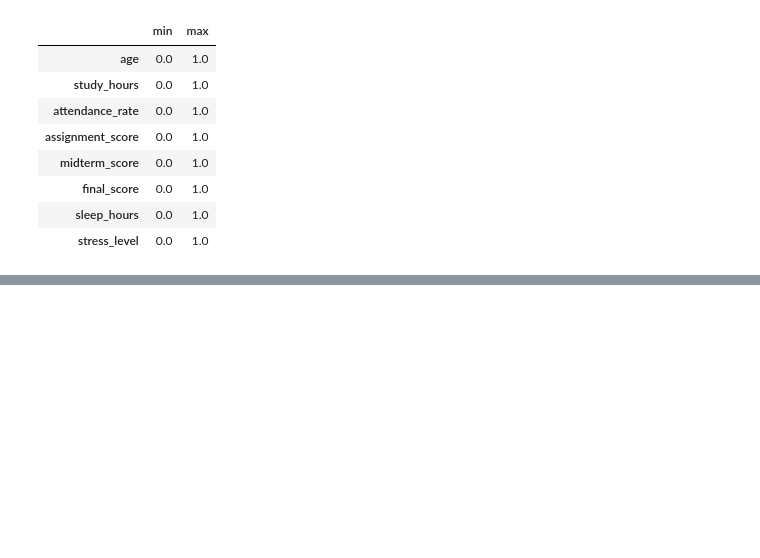
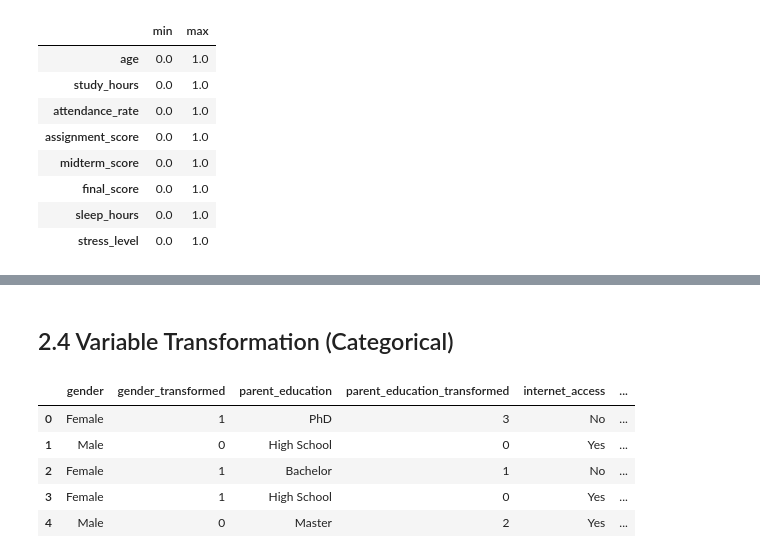
Before and after one commit to LaraAlmani/IT326, a Jupyter notebook: Phase2.ipynb, the cells around one changed output, grey strips where cells are left out. Cells and saved outputs as stored; diff of their text form; code cells hidden in the pictures; blank space fills up the shorter version.

Commit message:
+ Categorical Transformation

```diff
--- a/Phase2.ipynb
+++ b/Phase2.ipynb
@@ -429,0 +424,28 @@ Final shape: (750, 16)
+# %% [markdown]
+## 2.4 Variable Transformation (Categorical)
+# %%
+# 1. Binary nominal
+df['gender_transformed'] = df['gender'].replace({'Female': 1, 'Male': 0})
+df['internet_access_transformed'] = df['internet_access'].replace({'Yes': 1, 'No': 0})
+df['part_time_job_transformed'] = df['part_time_job'].replace({'Yes': 1, 'No': 0})
+df['extracurricular_transformed'] = df['extracurricular'].replace({'Yes': 1, 'No': 0})
+# 2. Ordinal variable
+df['parent_education_transformed'] = df['parent_education'].replace({'High School': 0, 'Bachelor': 1, 'Master': 2, 'PhD': 3})
+# 3. Target class label mapped to standard academic grade order
+df['final_grade_transformed'] = df['final_grade'].replace({'F': 0, 'D': 1, 'C': 2, 'B': 3, 'A': 4})
+
+display(df[[
+    'gender', 'gender_transformed',
+    'parent_education', 'parent_education_transformed',
+    'internet_access','internet_access_transformed',
+    'part_time_job', 'part_time_job_transformed' ,
+    'extracurricular' , 'extracurricular_transformed',
+    'final_grade', 'final_grade_transformed'
+]].head(5))
+# %% [output]
+|  | gender | gender_transformed | parent_education | parent_education_transformed | internet_access | ... |
+| 0 | Female | 1 | PhD | 3 | No | ... |
+| 1 | Male | 0 | High School | 0 | Yes | ... |
+| 2 | Female | 1 | Bachelor | 1 | No | ... |
+| 3 | Female | 1 | High School | 0 | Yes | ... |
+| 4 | Male | 0 | Master | 2 | Yes | ... |
```
Also changed, not shown: parts of 13 cells of this notebook.
